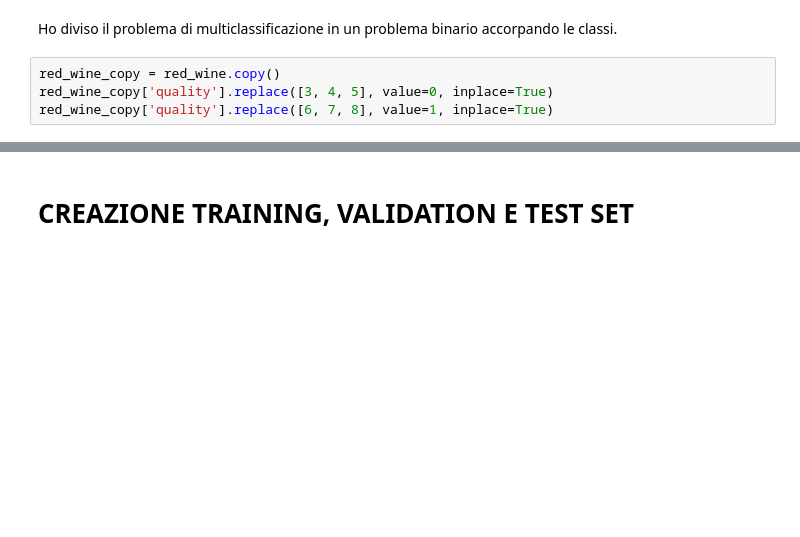
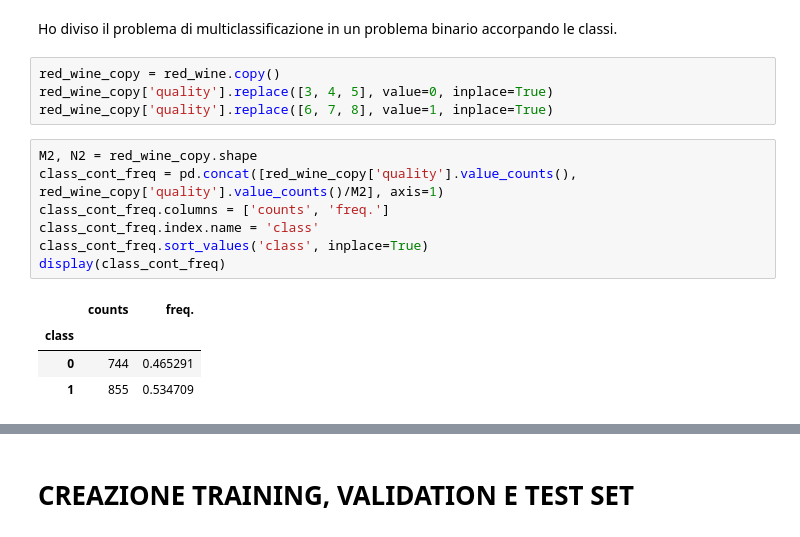
Before and after one commit to MarcoMungaiCoppolino/Data-Science-Portfolio, a Jupyter notebook: Wine_Quality_Analysis/notebooks/prototype-notebook.ipynb, the cells around one changed output, grey strips where cells are left out. Saved outputs shown, nothing was run; the diff lists cells and outputs as text; blank space fills up the shorter version.

```diff
--- a/Wine_Quality_Analysis/notebooks/prototype-notebook.ipynb
+++ b/Wine_Quality_Analysis/notebooks/prototype-notebook.ipynb
@@ -395,3 +394,15 @@ Ho diviso il problema di multiclassificazione in un problema binario accorpando
 red_wine_copy = red_wine.copy()
 red_wine_copy['quality'].replace([3, 4, 5], value=0, inplace=True)
 red_wine_copy['quality'].replace([6, 7, 8], value=1, inplace=True)
+# %%
+M2, N2 = red_wine_copy.shape
+class_cont_freq = pd.concat([red_wine_copy['quality'].value_counts(), red_wine_copy['quality'].value_counts()/M2], axis=1)
+class_cont_freq.columns = ['counts', 'freq.']
+class_cont_freq.index.name = 'class'
+class_cont_freq.sort_values('class', inplace=True)
+display(class_cont_freq)
+# %% [output]
+|  | counts | freq. |
+| class |  |  |
+| 0 | 744 | 0.465291 |
+| 1 | 855 | 0.534709 |
```
Also changed, not shown: parts of 8 cells of this notebook, 4 other files.
